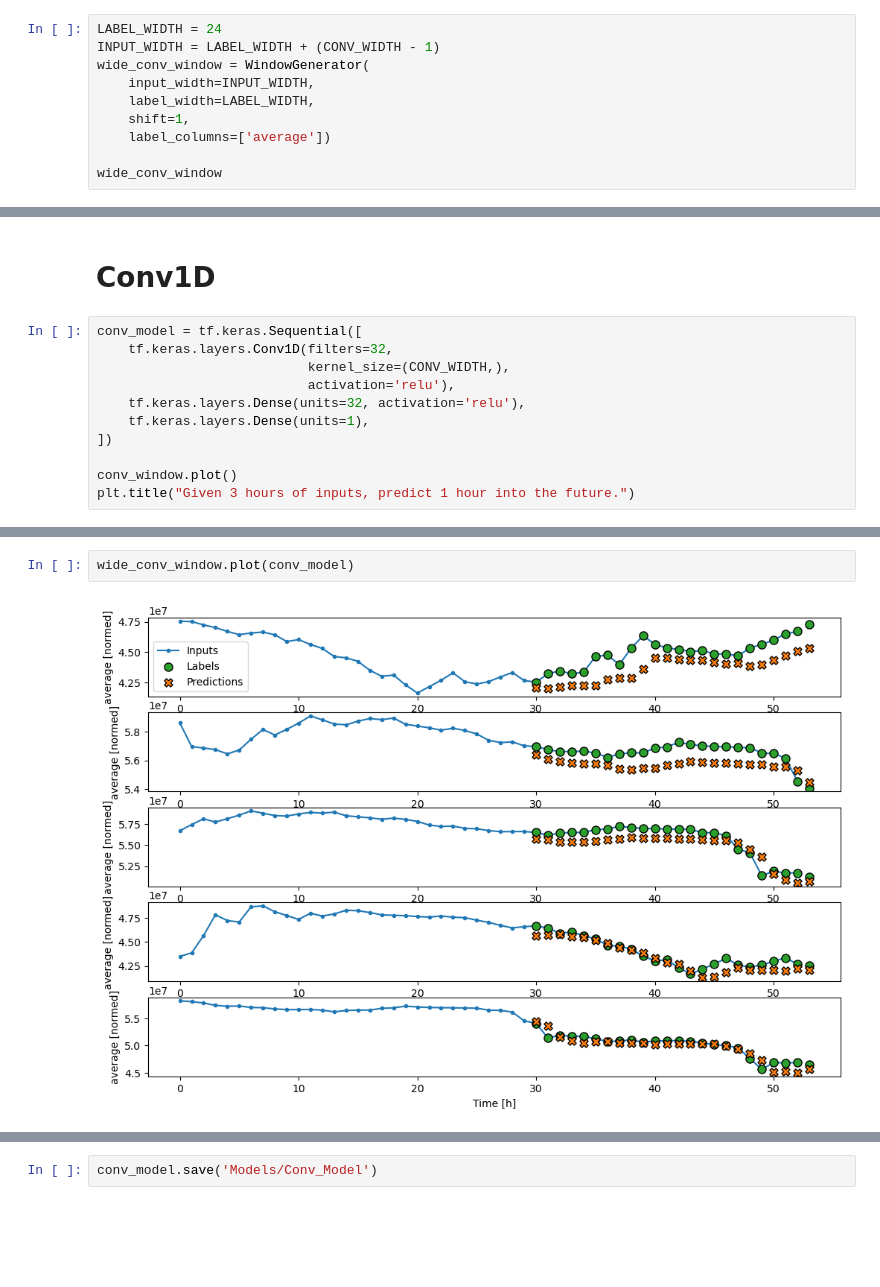
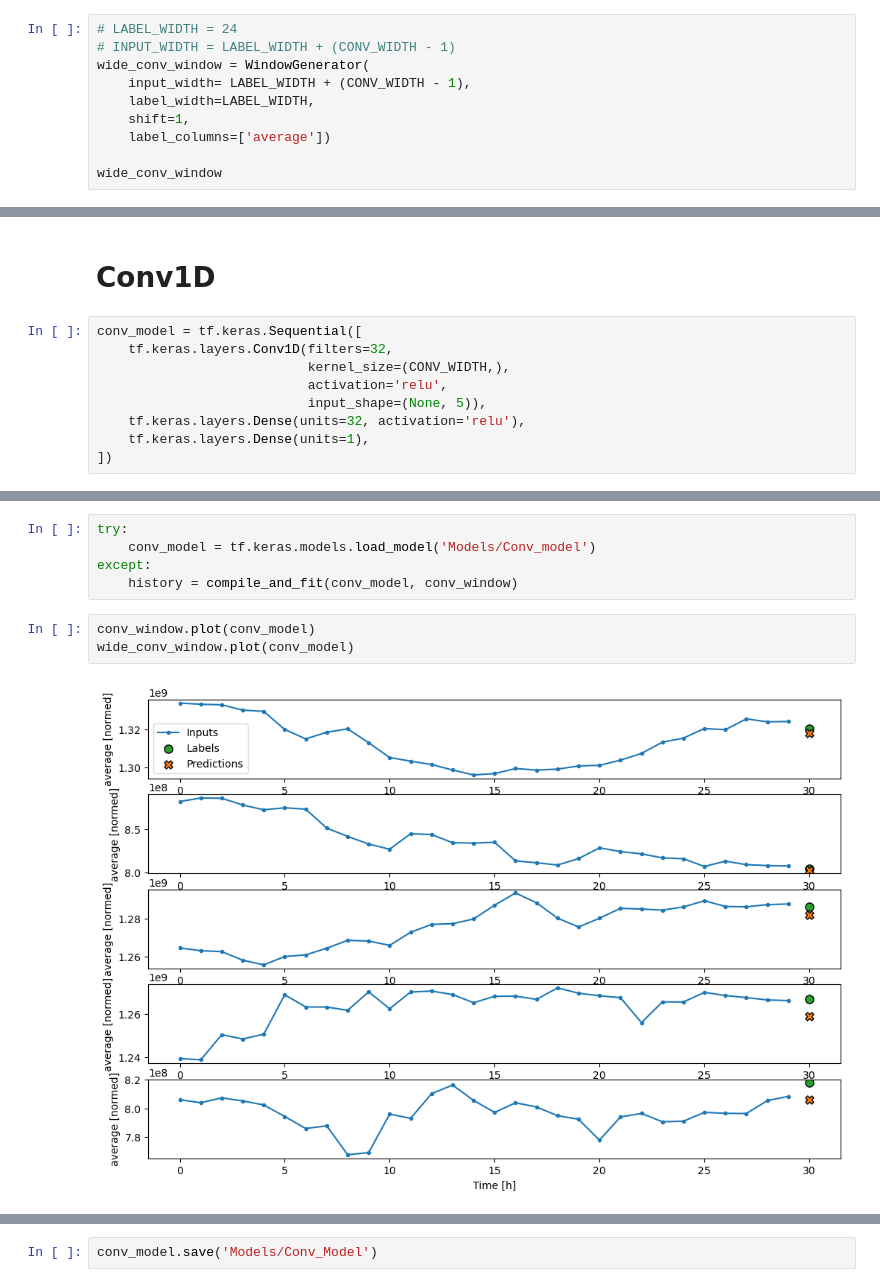
Before and after one commit to Ben10164/CPSC325-OSRS-Project, a Jupyter notebook: Predictor.ipynb, the cells around one changed output, grey strips where cells are left out. Saved outputs shown, nothing was run; the diff lists cells and outputs as text; blank space fills up the shorter version.

```diff
--- a/Predictor.ipynb
+++ b/Predictor.ipynb
@@ -331,10 +317,10 @@ Input indices: [ 0  1  2  3  4  5  6  7  8  9 10 11 12 13 14 15 16 17 18 19 20 2
 Label indices: [30]
 Label column name(s): ['average']
 # %%
-LABEL_WIDTH = 24
-INPUT_WIDTH = LABEL_WIDTH + (CONV_WIDTH - 1)
+# LABEL_WIDTH = 24
+# INPUT_WIDTH = LABEL_WIDTH + (CONV_WIDTH - 1)
 wide_conv_window = WindowGenerator(
-    input_width=INPUT_WIDTH,
+    input_width= LABEL_WIDTH + (CONV_WIDTH - 1),
     label_width=LABEL_WIDTH,
     shift=1,
     label_columns=['average'])
@@ -469,10 +386,8 @@ INFO:tensorflow:Assets written to: Models/Multi_Step_Dense/assets
 conv_model = tf.keras.Sequential([
     tf.keras.layers.Conv1D(filters=32,
                            kernel_size=(CONV_WIDTH,),
-                           activation='relu'),
+                           activation='relu',
+                           input_shape=(None, 5)),
     tf.keras.layers.Dense(units=32, activation='relu'),
     tf.keras.layers.Dense(units=1),
 ])
-
-conv_window.plot()
-plt.title("Given 3 hours of inputs, predict 1 hour into the future.")
@@ -502,4 +394,10 @@ Epoch 334/1000
-# %%
-wide_conv_window.plot(conv_model)
-# %% [output]
-[figure, removed]
+# %%
+try:
+    conv_model = tf.keras.models.load_model('Models/Conv_model')
+except:
+    history = compile_and_fit(conv_model, conv_window)
+# %%
+conv_window.plot(conv_model)
+wide_conv_window.plot(conv_model)
+# %% [output]
+[figure, added]
```
Also changed, not shown: parts of 20 cells of this notebook, 17 other files.
